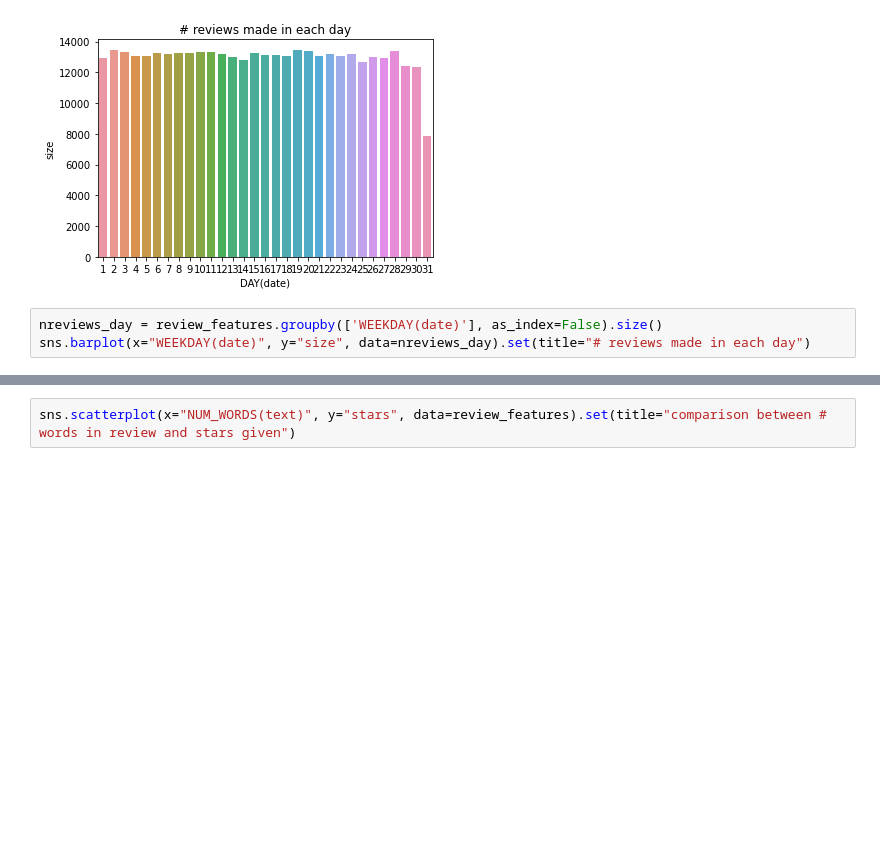
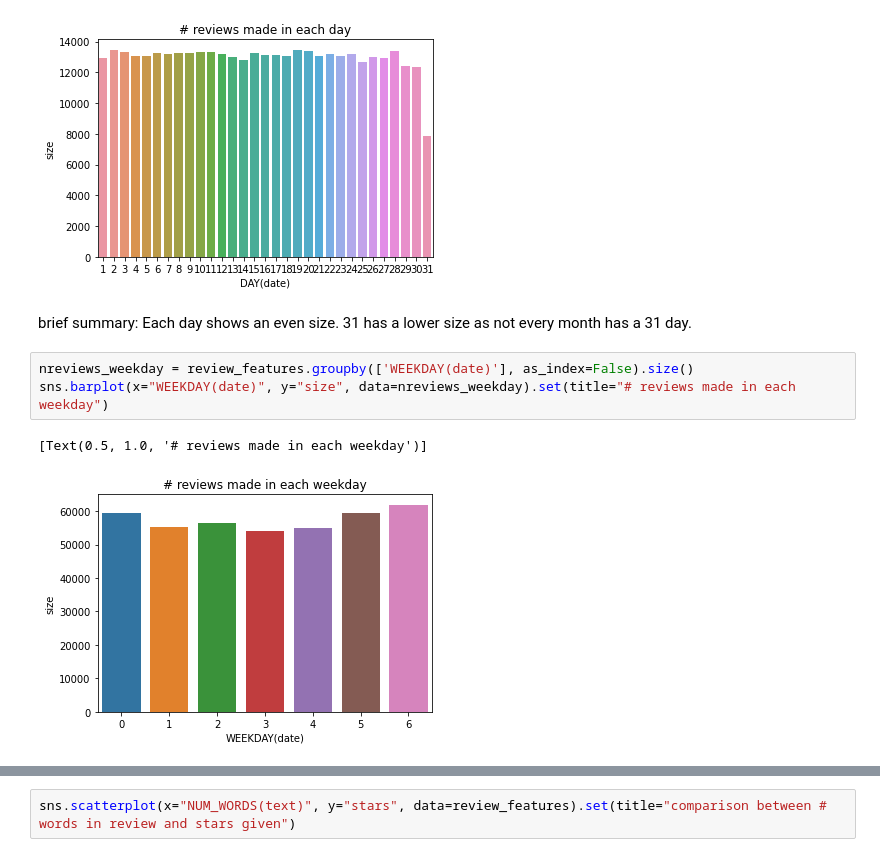
Before and after one commit to FishWith7sMemory/MAST30034-ADS-GroupProj, a Jupyter notebook: Classification.ipynb, the cells around one changed output, grey strips where cells are left out. Cells and saved outputs as stored; diff of their text form; blank space fills up the shorter version.

Commit message:
add some reviews of visualization and imprtove modelling

```diff
--- a/Classification.ipynb
+++ b/Classification.ipynb
@@ -216,6 +229,11 @@ sns.barplot(x="DAY(date)", y="size", data=nreviews_day).set(title="# reviews mad
 # %% [output]
 [Text(0.5, 1.0, '# reviews made in each day')]
 [figure]
+# %% [markdown]
+brief summary: Each day shows an even size. 31 has a lower size as not every month has a 31 day.
 # %%
-nreviews_day = review_features.groupby(['WEEKDAY(date)'], as_index=False).size()
-sns.barplot(x="WEEKDAY(date)", y="size", data=nreviews_day).set(title="# reviews made in each day")
+nreviews_weekday = review_features.groupby(['WEEKDAY(date)'], as_index=False).size()
+sns.barplot(x="WEEKDAY(date)", y="size", data=nreviews_weekday).set(title="# reviews made in each weekday")
+# %% [output]
+[Text(0.5, 1.0, '# reviews made in each weekday')]
+[figure, added]
```
Also changed, not shown: parts of 8 cells of this notebook, 1 other file.
